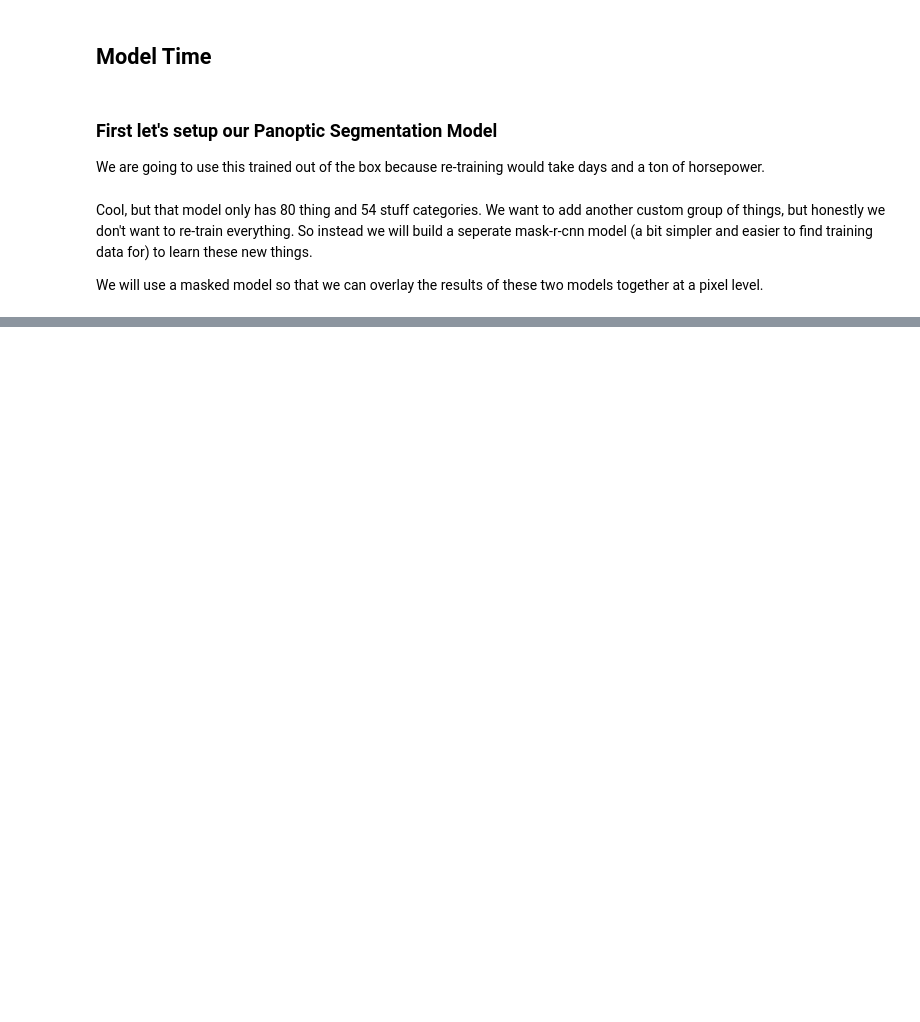
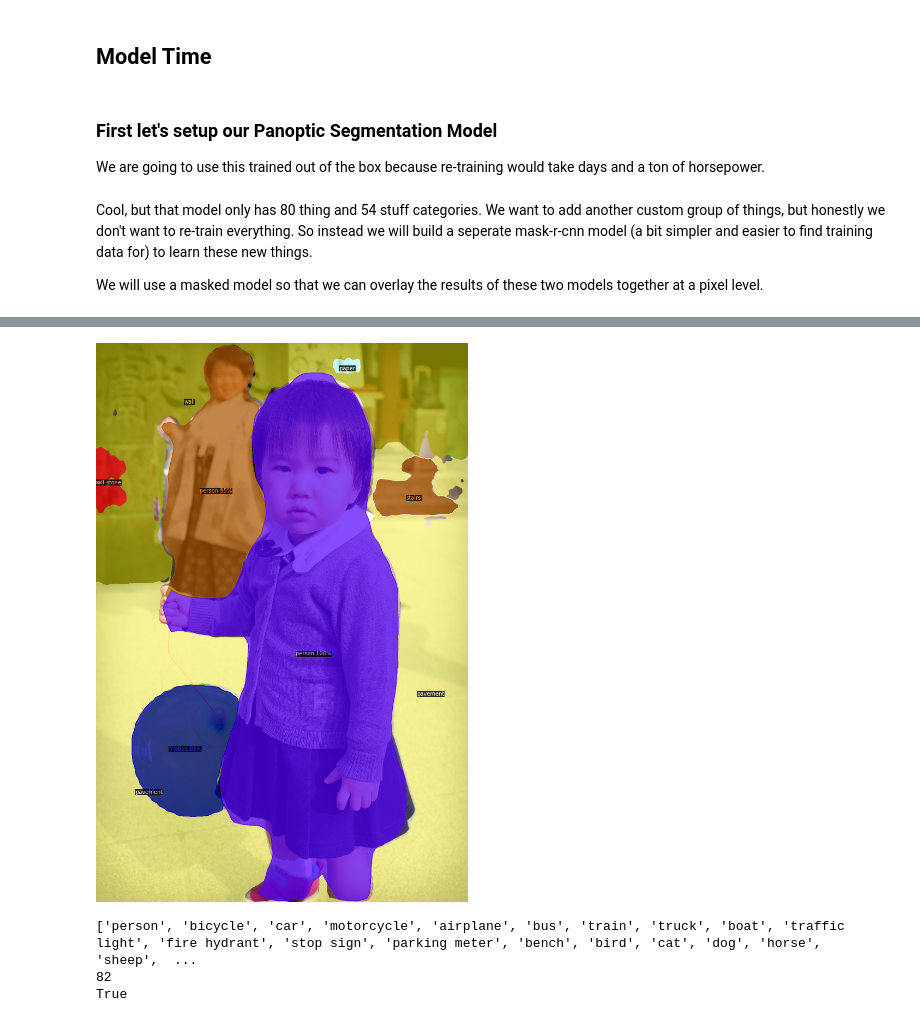
Before and after one commit to kaipak/from-eyes-to-ears, a Jupyter notebook: From_Eyes_to_Ears.ipynb, the cells around one changed output, grey strips where cells are left out. Cells and saved outputs as stored; diff of their text form; code cells hidden in the pictures; blank space fills up the shorter version.

```diff
--- a/From_Eyes_to_Ears.ipynb
+++ b/From_Eyes_to_Ears.ipynb
@@ -90,0 +263,28 @@ detectron2_tutorial.ipynb  README.md  requirements.txt
+# %%
+blend = panoptic_seg.to("cpu").numpy()
+po_md = MetadataCatalog.get(po_cfg.DATASETS.TRAIN[0])
+added_classes = MetadataCatalog.get(mask_cfg.DATASETS.TRAIN[0]).get("thing_classes")
+total_classes = po_md.get("thing_classes").copy()
+offset = len(total_classes)
+for c in added_classes:
+    if c not in total_classes:
+        total_classes.append(c)
+    else:
+        total_classes.append(f"custom_{c}")
+
+blend_md = detectron2.data.catalog.Metadata(thing_classes=total_classes, stuff_classes=po_md.get("stuff_classes"))
+# %%
+v = Visualizer(img[:, :, ::-1], blend_md, scale=.5)
+v = v.draw_panoptic_seg_predictions(panoptic_seg.to("cpu"), segments_info)
+cv2_imshow(v.get_image()[:, :, ::-1])
+# %% [output]
+[figure, added]
+# %%
+from pprint import pprint
+print(blend_md.get("thing_classes"))
+print(len( MetadataCatalog.get(po_cfg.DATASETS.TRAIN[0]).get("thing_classes")))
+print("balloon" in blend_md.get("thing_classes"))
+# %% [output]
+['person', 'bicycle', 'car', 'motorcycle', 'airplane', 'bus', 'train', 'truck', 'boat', 'traffic light', 'fire hydrant', 'stop sign', 'parking meter', 'bench', 'bird', 'cat', 'dog', 'horse', 'sheep',  ...
+82
+True
```
Also changed, not shown: parts of 18 cells of this notebook.
